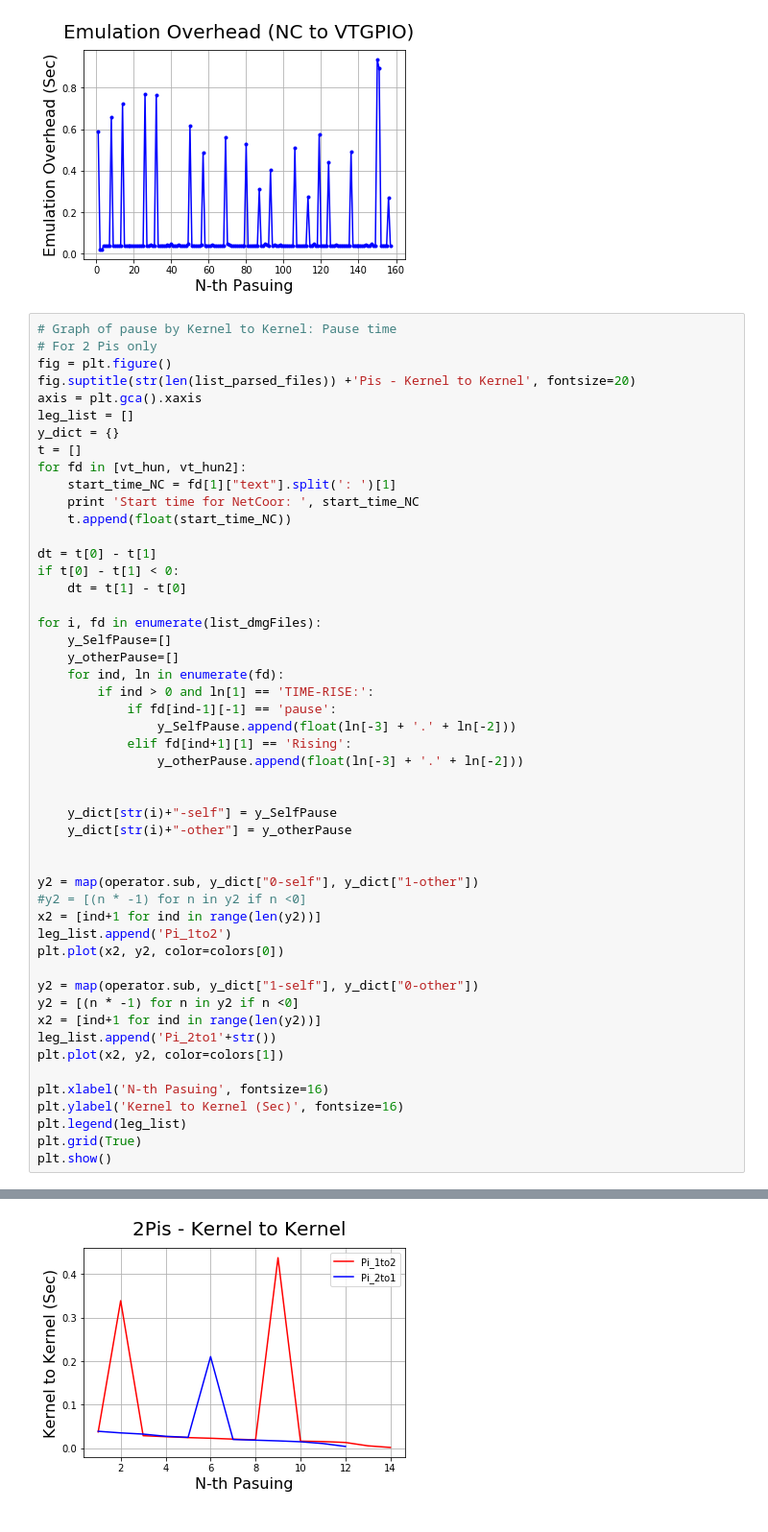
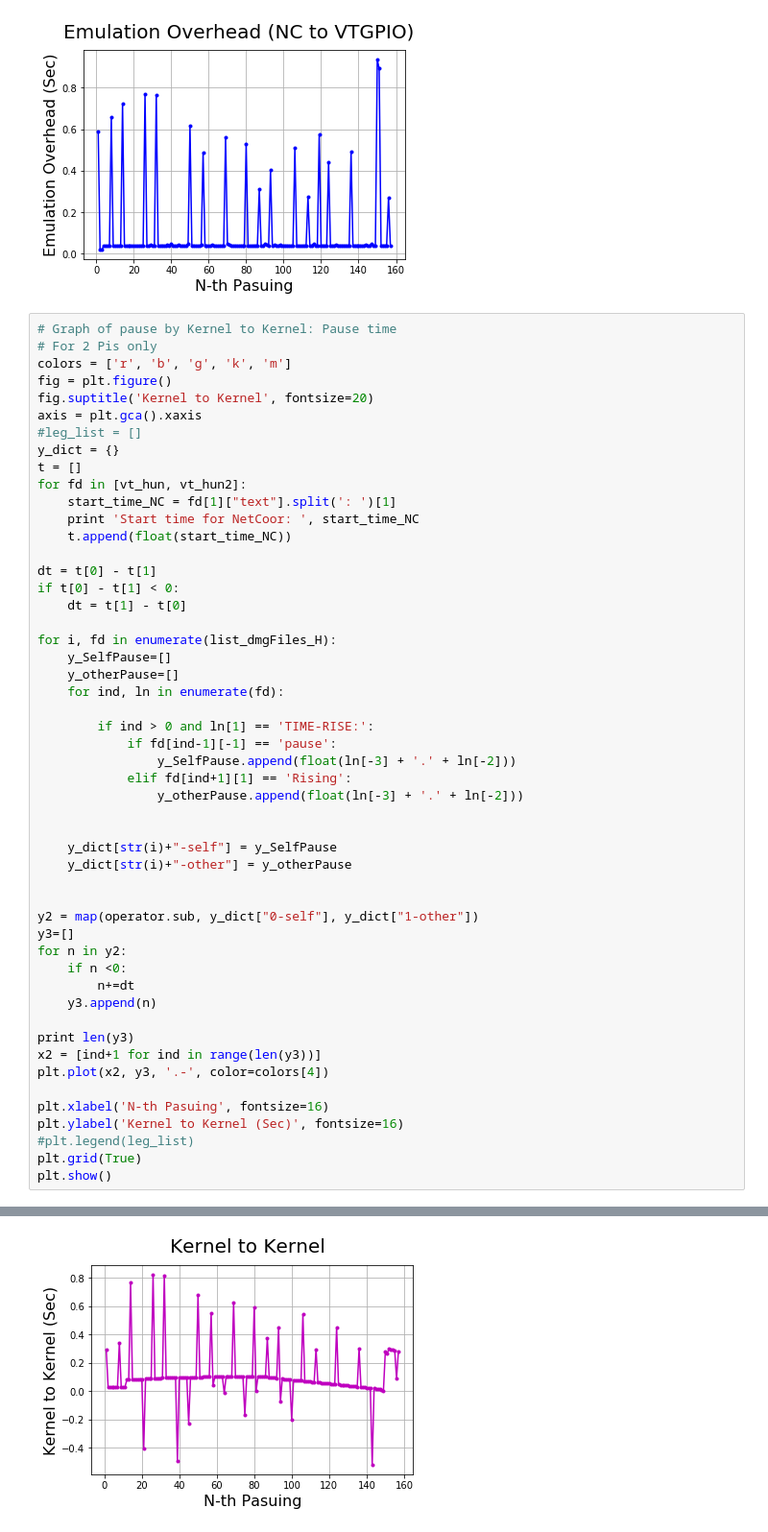
Before and after one commit to Br1an6/Virtual-Time-Manager, a Jupyter notebook: SupprtFiles/plotvtm.ipynb, the cells around one changed output, grey strips where cells are left out. Shown at 96% size. Drawn from its saved outputs; the diff is of its cells as text.

Commit message:
update graph 100 kernel2kernel

```diff
--- a/SupprtFiles/plotvtm.ipynb
+++ b/SupprtFiles/plotvtm.ipynb
@@ -447,10 +447,11 @@ Start time for HostAct:  1523554380.956871986
 # %%
 # Graph of pause by Kernel to Kernel: Pause time
 # For 2 Pis only
+colors = ['r', 'b', 'g', 'k', 'm']
 fig = plt.figure()
-fig.suptitle(str(len(list_parsed_files)) +'Pis - Kernel to Kernel', fontsize=20)
+fig.suptitle('Kernel to Kernel', fontsize=20)
 axis = plt.gca().xaxis
-leg_list = []
+#leg_list = []
 y_dict = {}
 t = []
 for fd in [vt_hun, vt_hun2]:
@@ -462,10 +463,11 @@ dt = t[0] - t[1]
 if t[0] - t[1] < 0:
     dt = t[1] - t[0]
 
-for i, fd in enumerate(list_dmgFiles):
+for i, fd in enumerate(list_dmgFiles_H):
     y_SelfPause=[]
     y_otherPause=[]
     for ind, ln in enumerate(fd):
+
         if ind > 0 and ln[1] == 'TIME-RISE:':
             if fd[ind-1][-1] == 'pause':
                 y_SelfPause.append(float(ln[-3] + '.' + ln[-2]))
@@ -478,20 +480,19 @@ for i, fd in enumerate(list_dmgFiles):
 
 
 y2 = map(operator.sub, y_dict["0-self"], y_dict["1-other"])
-#y2 = [(n * -1) for n in y2 if n <0]
-x2 = [ind+1 for ind in range(len(y2))]
-leg_list.append('Pi_1to2')
-plt.plot(x2, y2, color=colors[0])
+y3=[]
+for n in y2:
+    if n <0:
+        n+=dt
+    y3.append(n)
 
-y2 = map(operator.sub, y_dict["1-self"], y_dict["0-other"])
-y2 = [(n * -1) for n in y2 if n <0]
-x2 = [ind+1 for ind in range(len(y2))]
-leg_list.append('Pi_2to1'+str())
-plt.plot(x2, y2, color=colors[1])
+print len(y3)
+x2 = [ind+1 for ind in range(len(y3))]
+plt.plot(x2, y3, '.-', color=colors[4])
 
 plt.xlabel('N-th Pasuing', fontsize=16)
 plt.ylabel('Kernel to Kernel (Sec)', fontsize=16)
-plt.legend(leg_list)
+#plt.legend(leg_list)
 plt.grid(True)
 plt.show()
 # %% [output]
@@ -500 +502 @@ Start time for NetCoor:  1523554380.639564991
-[figure, old version]
+[figure, new version]
```
Also changed, not shown: parts of 1 cell of this notebook.
